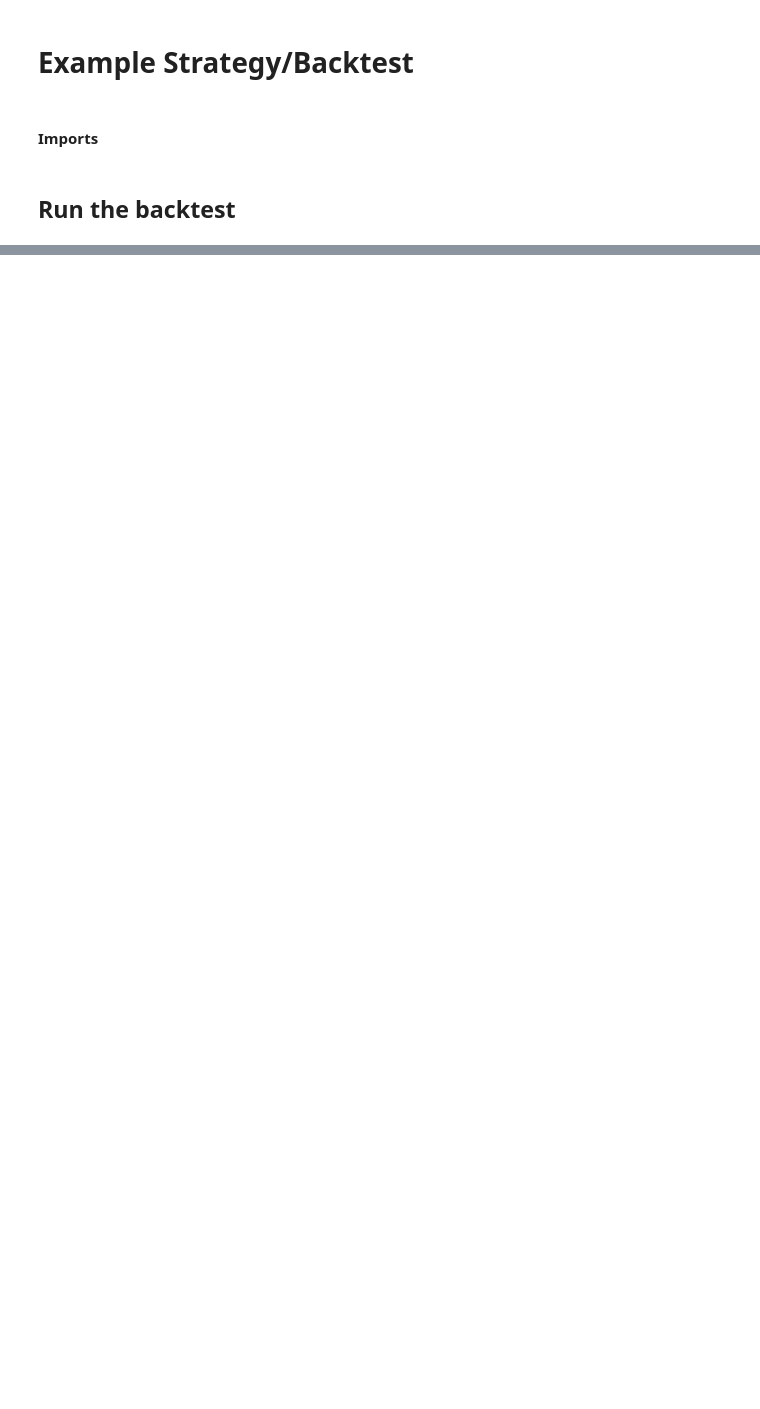
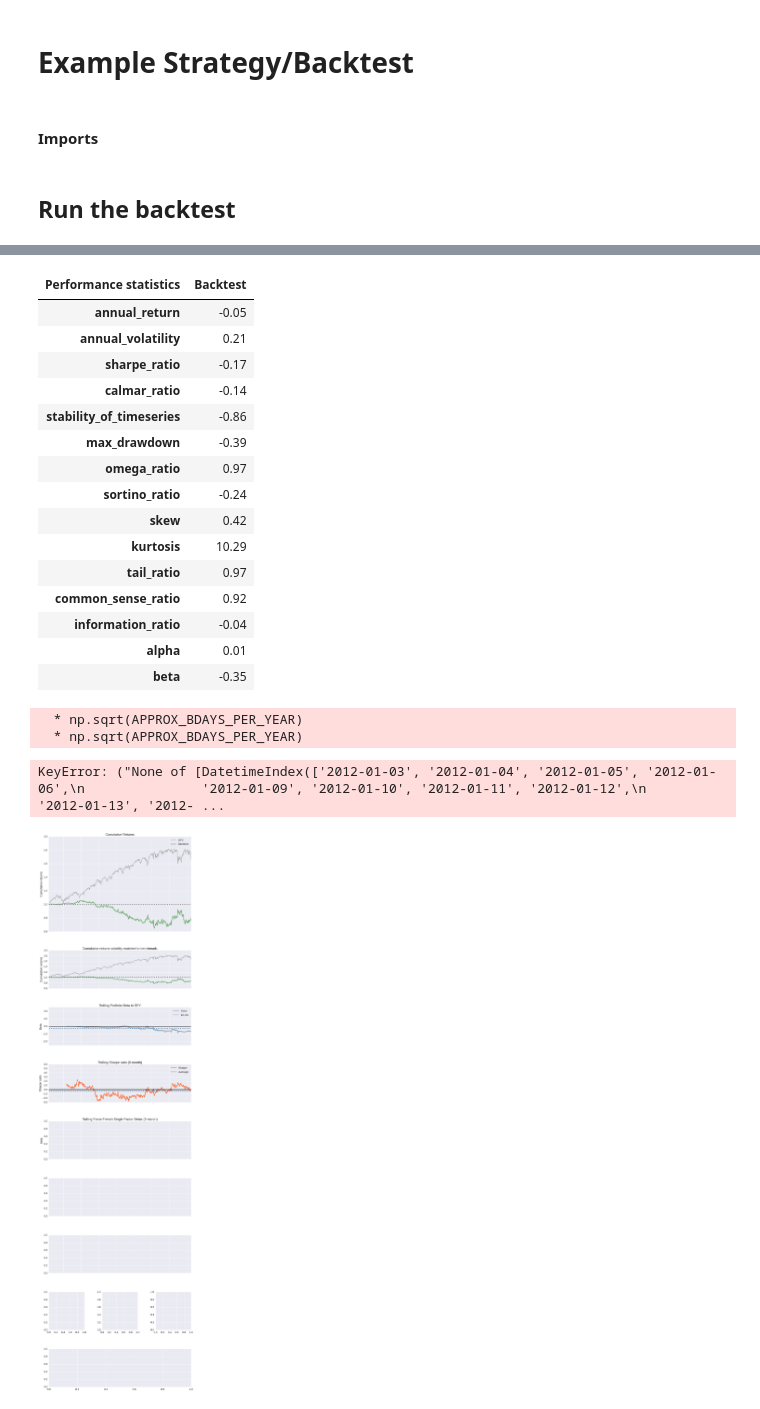
Before and after one commit to FX-Misc/backtester, a Jupyter notebook: notebooks/example.ipynb, the cells around one changed output, grey strips where cells are left out. Drawn from its saved outputs; the diff is of its cells as text; code cells hidden in the pictures; blank space fills up the shorter version.

Commit message:
returns tear sheet done

```diff
--- a/notebooks/example.ipynb
+++ b/notebooks/example.ipynb
@@ -46,9 +70,10 @@ Running backtest with params:{'START': '1/1/2012 00:00', 'EXECUTION': 'StockBack
 #     ax = holdings_fig.add_subplot(len(symbols), 1, i+1)
 #     plot_holdings(strategy.time_series['returns'], positions, ax=ax)
 # plt.ioff()
-positions_cols = [product.symbol+'_val' for product in products] + ['cash']
-positions = pd.DataFrame(np.array([strategy.time_series[product.symbol+'_val'] for product in products]
-                         + [strategy.time_series['cash']]).transpose(), columns=positions_cols,
-                         index=strategy.time_series.index)
-positions_tear = tears.create_position_tear_sheet(strategy.time_series['returns'], positions, return_fig=True)
+# positions_cols = [product.symbol+'_val' for product in products] + ['cash']
+# positions = pd.DataFrame(np.array([strategy.time_series[product.symbol+'_val'] for product in products]
+#                          + [strategy.time_series['cash']]).transpose(), columns=positions_cols,
+#                          index=strategy.time_series.index)
+# positions_tear = tears.create_position_tear_sheet(strategy.time_series['returns'], positions, return_fig=True)
 returns_tear = tears.create_returns_tear_sheet(strategy.time_series['returns'], return_fig=True)
+# %% [output]
@@ -54,0 +85,20 @@ returns_tear = tears.create_returns_tear_sheet(strategy.time_series['returns'],
+| Performance statistics | Backtest |
+| annual_return | -0.05 |
+| annual_volatility | 0.21 |
+| sharpe_ratio | -0.17 |
+| calmar_ratio | -0.14 |
+| stability_of_timeseries | -0.86 |
+| max_drawdown | -0.39 |
+| omega_ratio | 0.97 |
+| sortino_ratio | -0.24 |
+| skew | 0.42 |
+| kurtosis | 10.29 |
+| tail_ratio | 0.97 |
+| common_sense_ratio | 0.92 |
+| information_ratio | -0.04 |
+| alpha | 0.01 |
+| beta | -0.35 |
+  * np.sqrt(APPROX_BDAYS_PER_YEAR)
+  * np.sqrt(APPROX_BDAYS_PER_YEAR)
+KeyError: ("None of [DatetimeIndex(['2012-01-03', '2012-01-04', '2012-01-05', '2012-01-06',\n               '2012-01-09', '2012-01-10', '2012-01-11', '2012-01-12',\n               '2012-01-13', '2012- ...
+[figure, added]
```
Also changed, not shown: parts of 4 cells of this notebook, 5 other files.
